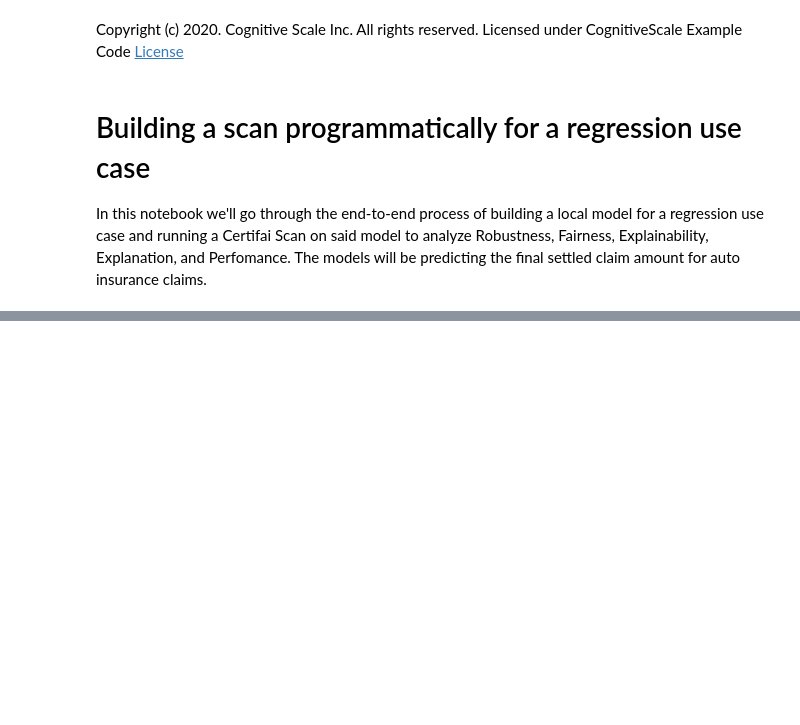
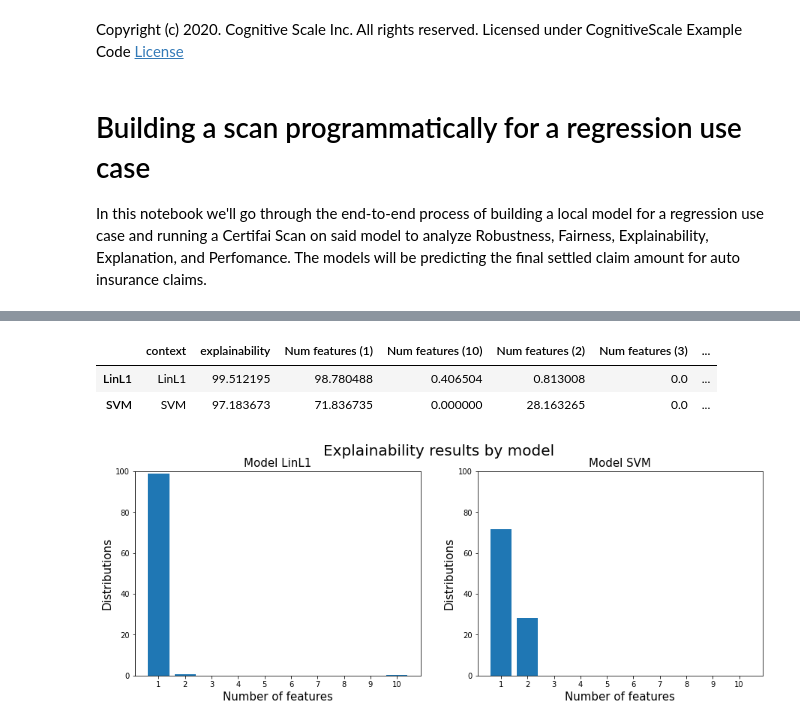
Before and after one commit to CognitiveScale/cortex-certifai-examples, a Jupyter notebook: notebooks/regression/Regression.ipynb, the cells around one changed output, grey strips where cells are left out. Drawn from its saved outputs; the diff is of its cells as text; code cells hidden in the pictures; blank space fills up the shorter version.

```diff
--- a/notebooks/regression/Regression.ipynb
+++ b/notebooks/regression/Regression.ipynb
@@ -219,0 +253,36 @@ display(fairness_df)
+# %%
+# Display the results of the explainability evaluation for both models
+# The table displays the distributions over the number of features that must be changed to alter predictions
+explainability_df = construct_scores_dataframe(scores("explainability", result))
+display(explainability_df)
+
+%matplotlib inline
+
+def plot_histogram(axs, model_id):
+    hist = result['explainability'][model_id]['explainability']['histogram']
+    num_features = [x['num_features'] for x in hist]
+    percentages = [x['percentage'] for x in hist]
+
+    axs.bar(num_features, percentages)
+
+    axs.set_xticks(num_features)
+    axs.set_title(f"Model {model_id}", fontsize=15)
+    axs.set_xlabel('Number of features', fontsize=15)
+    axs.set_ylabel('Distributions', fontsize=15)
+
+def plot_explainability_histograms():
+    fig, (axs1, axs2) = plt.subplots(1, 2, figsize=[15,5])
+    fig.suptitle('Explainability results by model', fontsize=20)
+
+    plot_histogram(axs1, "LinL1")
+    plot_histogram(axs2, "SVM")
+
+    axs1.set_ylim(top=100)
+    axs2.set_ylim(top=100)
+
+plot_explainability_histograms()
+# %% [output]
+|  | context | explainability | Num features (1) | Num features (10) | Num features (2) | Num features (3) | ... |
+| LinL1 | LinL1 | 99.512195 | 98.780488 | 0.406504 | 0.813008 | 0.0 | ... |
+| SVM | SVM | 97.183673 | 71.836735 | 0.000000 | 28.163265 | 0.0 | ... |
+[figure, added]
```
Also changed, not shown: parts of 16 cells of this notebook.
